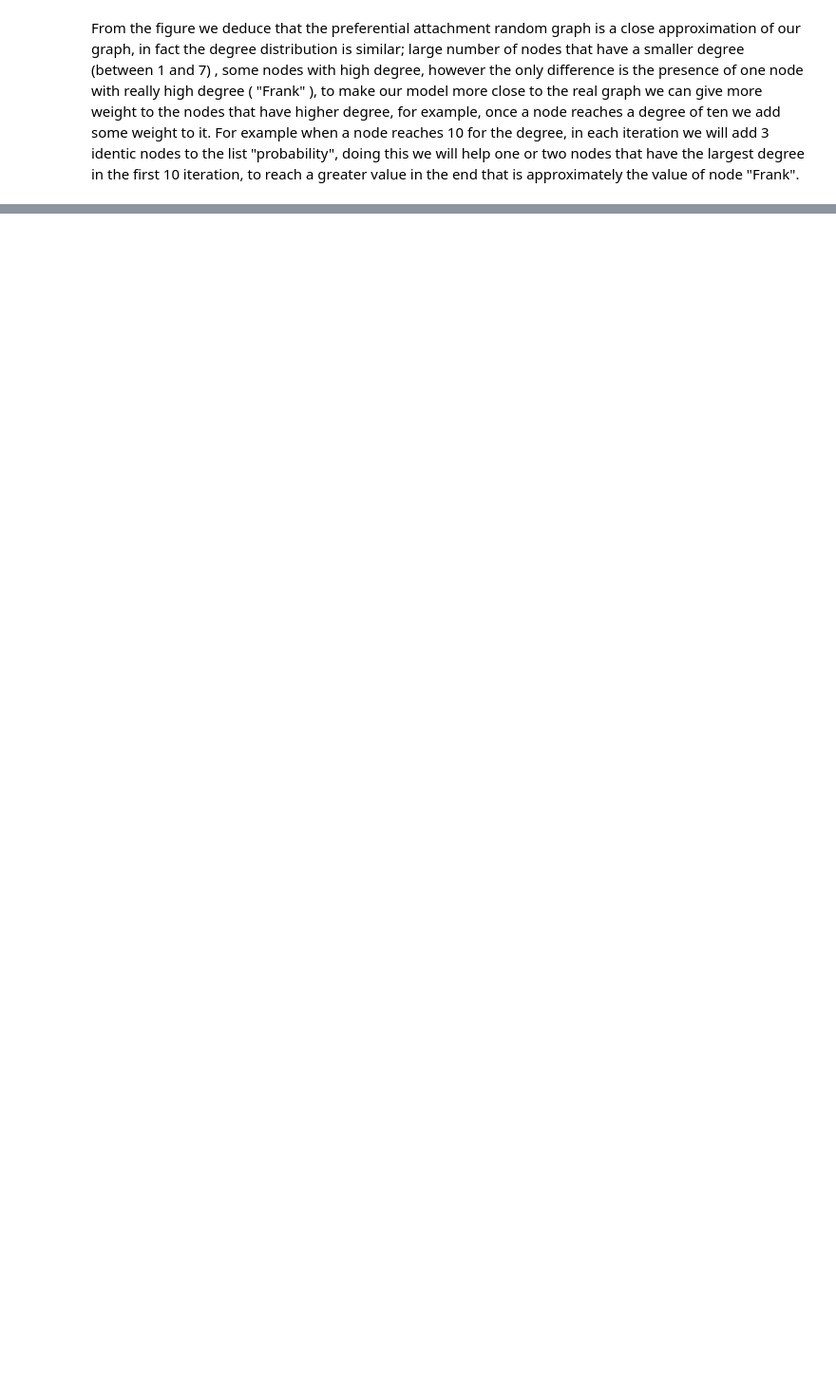
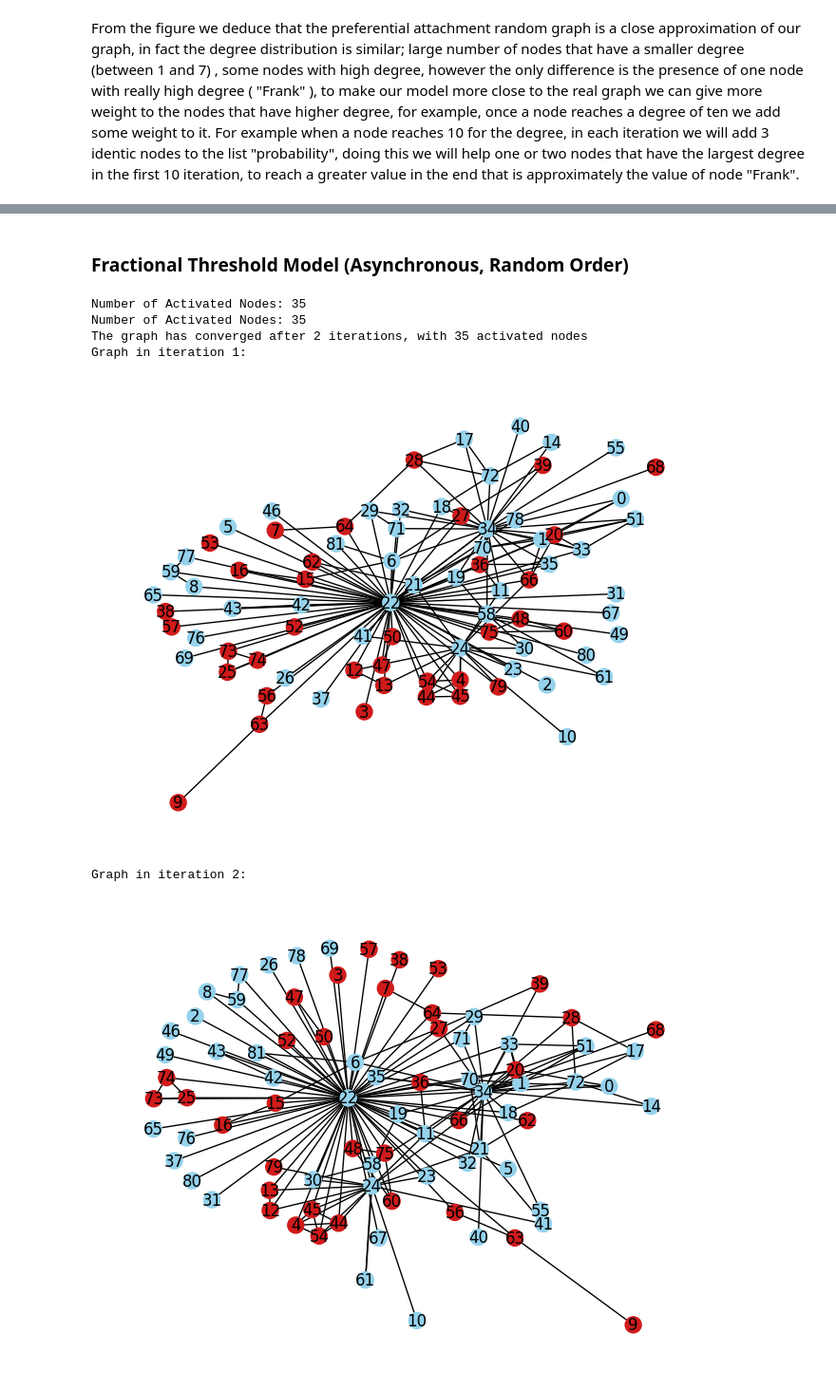
Before and after one commit to leofarfan7/luiss-sna-group-project, a Jupyter notebook: CatchMeIfYouCan_Group_Project.ipynb, the cells around one changed output, grey strips where cells are left out. Shown at 95% size. Saved outputs shown, nothing was run; the diff lists cells and outputs as text; code cells hidden in the pictures; blank space fills up the shorter version.

Commit message:
Added my own implementation of Fractional Threshold Model for week 10
Analysis and testing is missing.

```diff
--- a/CatchMeIfYouCan_Group_Project.ipynb
+++ b/CatchMeIfYouCan_Group_Project.ipynb
@@ -930,0 +939,2 @@ plt.ylabel("number of nodes")
+# %% [markdown]
+### Fractional Threshold Model (Asynchronous, Random Order)
@@ -930,0 +1023,10 @@ plt.ylabel("number of nodes")
+# %%
+result = asyc_random_frac_threshold_model(G, 0.5, 30, 4)
+# %% [output]
+Number of Activated Nodes: 35
+Number of Activated Nodes: 35
+The graph has converged after 2 iterations, with 35 activated nodes
+Graph in iteration 1:
+[figure, added]
+Graph in iteration 2:
+[figure, added]
```
Also changed, not shown: parts of 7 cells of this notebook.
